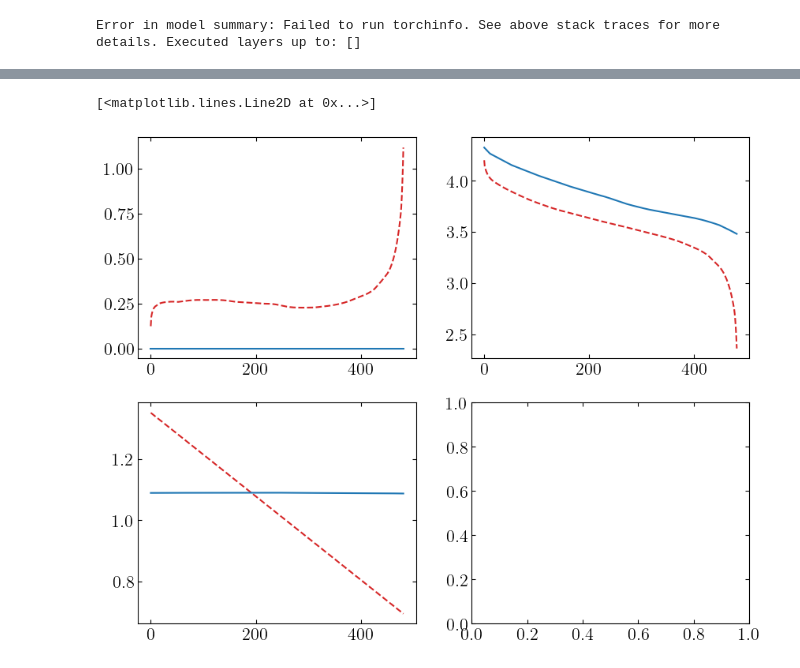
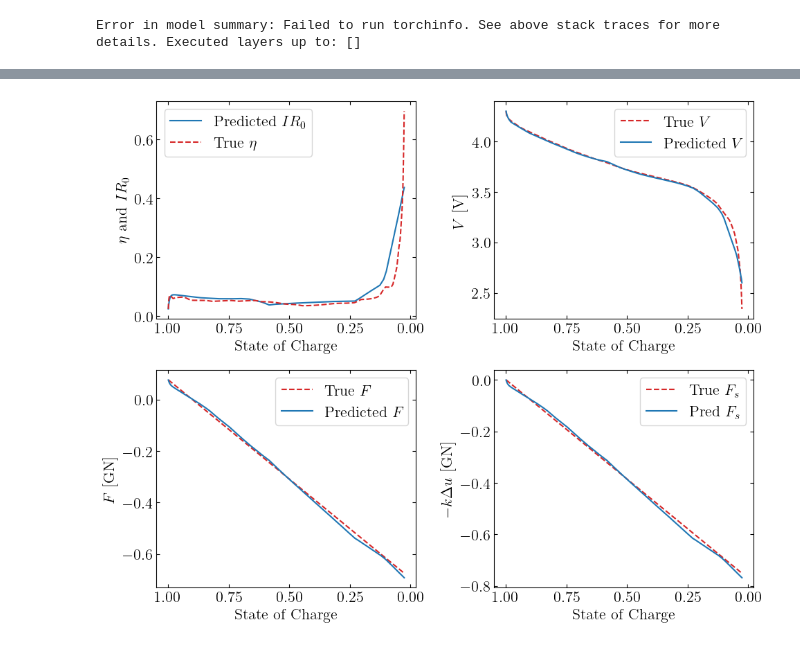
Before and after one commit to j-haralds/MSc_thesis, a Jupyter notebook: program/5_Multi/8_JH_multi.ipynb, the cells around one changed output, grey strips where cells are left out. Drawn from its saved outputs; the diff is of its cells as text; code cells hidden in the pictures.

```diff
--- a/program/5_Multi/8_JH_multi.ipynb
+++ b/program/5_Multi/8_JH_multi.ipynb
@@ -233,8 +236,8 @@ plt.show()
 N_trajs = len(data['trajectory'].unique())
 
 
-X = data[['u', 'trajectory']].values
-y = data[['F','trajectory']].values
+X = data[['I','u','soc','Ue','trajectory']].values
+y = data[['V','F','trajectory']].values
 # %%
 x_tensor = torch.tensor(X, dtype=torch.float32)
 y_tensor = torch.tensor(y, dtype=torch.float32)
@@ -400,37 +463,49 @@ ax1.legend()
 # %%
 def evaluate(model, x_test, y_test):
     model.eval()
     with torch.no_grad():
-        I = x_test[0]
-        u = x_test[1]
-        Ue = x_test[2]
+        I = x_test[:,0]
+        u = x_test[:,1]
+        soc = x_test[:,2]
+        Ue = x_test[:,3]
+        #Ue = soc_to_Ue(soc, return_torch=True)  # (T,)
+        R0 = R0_func(I,u)
+        F_pred, U1_pred = model(x_test[:,:3])
+        y_pred = torch.stack([ECM_box(Ue,I,R0, U1_pred), Mech_box(u,F_pred)],dim=1)
 
-        R0_pred, F_pred = model(x_test)
-        y_pred = torch.stack([ECM_box(Ue,I,R0_pred), Mech_box(u,F_pred)])
-
-        test_loss = nn.MSELoss()(y_pred, y_test).item()
+        #test_loss = nn.MSELoss()(y_pred, y_test).item()
     #print(f"Test MSE: {test_loss:.3e}")
-    return y_pred.detach().numpy(), R0_pred.detach().numpy(), F_pred.detach().numpy()
+    return y_pred.detach().numpy(), R0, F_pred.detach().numpy(), U1_pred.detach().numpy()
 
 
-traj_eval = 6
-R0 = np.zeros(len(x_train[x_train[:,3] == traj_eval]))
-F = np.zeros(len(x_train[x_train[:,3] == traj_eval]))
-y_pred = np.zeros((len(x_train[x_train[:,3] == traj_eval]), 2))
-
-
-for i in range(len(y_pred)):
-    y_pred[i,:], R0[i],F[i] = evaluate(model, x_train[x_train[:,3] == traj_eval][i,:3], y_train[y_train[:,2] == traj_eval][i,:2])
+traj_eval = 2
+y_pred, R0, F, U1 = evaluate(model, x_train[x_train[:,-1] == traj_eval][:,:-1], y_train[y_train[:,2] == traj_eval][:,:-1])
 
 
 f, ax = plt.subplots(2, 2, figsize=(10, 8))
 #plt.plot(x_test[:,0].numpy()* R0.detach().numpy(), label='Predicted $R_0$')
-ax[0,0].plot(x_train[x_train[:,3] == traj_eval][:,0].numpy()* R0, label=r'Predicted $R_0$',color = colors[0])
-ax[0,0].plot(-data['eta'][data['trajectory'] == traj_eval].values, label=r'True $\eta$',color = colors[1],ls = '--')
-ax[0,1].plot(data['V'][data['trajectory'] == traj_eval].values, label=r'True $V$', color = colors[1],ls = '--')
-ax[0,1].plot(y_pred[:,0], label=r'Predicted $V$', color = colors[0])
-ax[1,0].plot(data['F'][data['trajectory'] == traj_eval].values, label=r'True $F$', color = colors[1],ls = '--')
-ax[1,0].plot(y_pred[:,1], label=r'Predicted $F$', color = colors[0])
+ax[0,0].plot(data['soc'][data['trajectory'] == traj_eval].values, R0 * x_train[x_train[:,-1] == traj_eval][:,0].numpy() + U1, label=r'Predicted $IR_0$',color = colors[0])
+ax[0,0].plot(data['soc'][data['trajectory'] == traj_eval].values,-data['eta'][data['trajectory'] == traj_eval].values, label=r'True $\eta$',color = colors[1],ls = '--')
+#ax[0,0].set_xlim(0.9,1.01)
+#ax[0,0].set_ylim(0.1,.5)
+
+ax[0,1].plot(data['soc'][data['trajectory'] == traj_eval].values,data['V'][data['trajectory'] == traj_eval].values, label=r'True $V$', color = colors[1],ls = '--')
+ax[0,1].plot(data['soc'][data['trajectory'] == traj_eval].values,y_pred[:,0], label=r'Predicted $V$', color = colors[0])
+
+ax[1,0].plot(data['soc'][data['trajectory'] == traj_eval].values,data['F'][data['trajectory'] == traj_eval].values, label=r'True $F$', color = colors[1],ls = '--')
+ax[1,0].plot(data['soc'][data['trajectory'] == traj_eval].values,y_pred[:,1], label=r'Predicted $F$', color = colors[0])
+
+ax[1,1].plot(data['soc'][data['trajectory'] == traj_eval].values,data['F'][data['trajectory'] == traj_eval].values + k.values[0] * x_train[x_train[:,-1] == traj_eval][:,1].numpy(), label=r'True $F_s$', color = colors[1], ls = '--')
+ax[1,1].plot(data['soc'][data['trajectory'] == traj_eval].values,F, label=r'Pred $F_s$', color = colors[0])
+
+for a in ax.flat:
+    a.set_xlabel('State of Charge')
+    a.legend()
+    a.invert_xaxis()
+ax[0,0].set_ylabel(r'$\eta$ and $IR_0$')
+ax[0,1].set_ylabel(r'$V$ [V]')
+ax[1,0].set_ylabel(r'$F$ [GN]')
+ax[1,1].set_ylabel(r'$-k\Delta u$ [GN]')
+plt.tight_layout()
 # %% [output]
-[<matplotlib.lines.Line2D at 0x...>]
-[figure, old version]
+[figure, new version]
```
Also changed, not shown: parts of 9 cells of this notebook, 4 other files.
